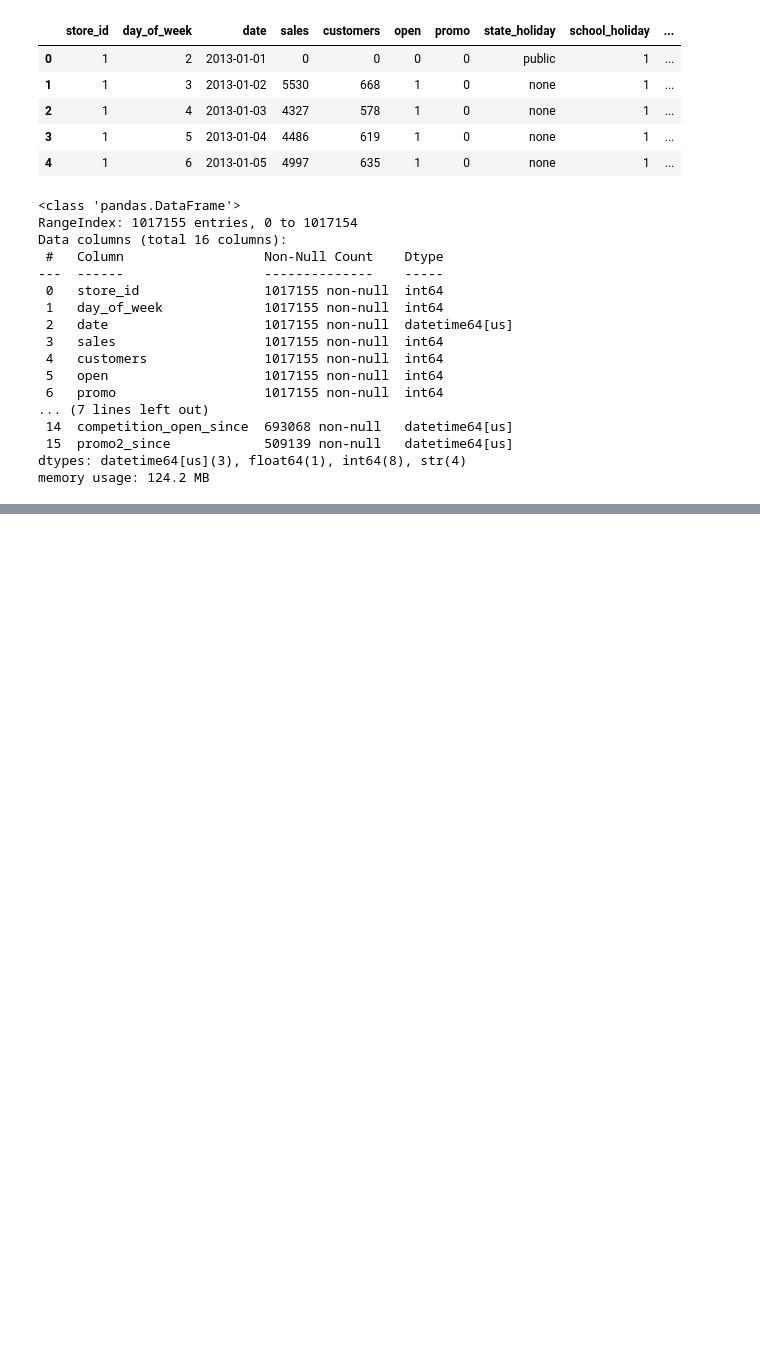
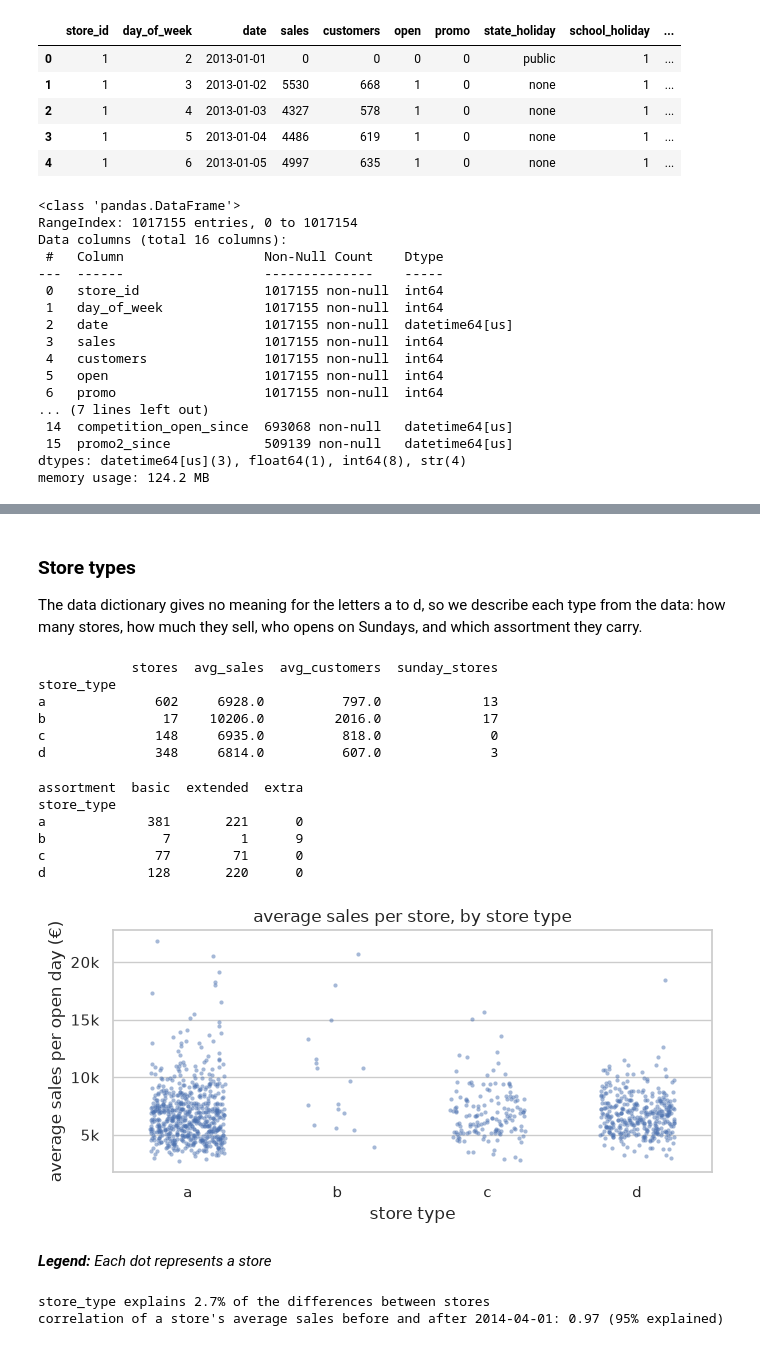
Before and after one commit to rimvelvet31/rossmann-retail-demand-forecasting, a Jupyter notebook: notebooks/notebook.ipynb, the cells around one changed output, grey strips where cells are left out. Cells and saved outputs as stored; diff of their text form; code cells hidden in the pictures; blank space fills up the shorter version.

```diff
--- a/notebooks/notebook.ipynb
+++ b/notebooks/notebook.ipynb
@@ -1065,0 +1264,61 @@ memory usage: 124.2 MB
+# %% [markdown]
+### Store types
+The data dictionary gives no meaning for the letters a to d, so we describe each type from the data: how many stores, how much they sell, who opens on Sundays, and which assortment they carry.
+# %%
+sunday_stores = open_days.loc[open_days["day_of_week"] == 7, "store_id"].unique()
+store_profile = stores.set_index("store_id")[["store_type", "assortment"]].assign(
+    avg_sales=open_days.groupby("store_id")["sales"].mean(),
+    opens_sunday=lambda s: s.index.isin(sunday_stores),
+)
+
+by_type = open_days.groupby("store_type")
+type_table = pd.DataFrame({
+    "stores": store_profile.groupby("store_type").size(),
+    "avg_sales": by_type["sales"].mean().round(0),
+    "avg_customers": by_type["customers"].mean().round(0),
+    "sunday_stores": store_profile.groupby("store_type")["opens_sunday"].sum(),
+})
+print(type_table)
+# %% [output]
+            stores  avg_sales  avg_customers  sunday_stores
+store_type
+a              602     6928.0          797.0             13
+b               17    10206.0         2016.0             17
+c              148     6935.0          818.0              0
+d              348     6814.0          607.0              3
+# %%
+print(pd.crosstab(store_profile["store_type"], store_profile["assortment"]))
+# %% [output]
+assortment  basic  extended  extra
+store_type
+a             381       221      0
+b               7         1      9
+c              77        71      0
+d             128       220      0
+# %%
+fig, ax = plt.subplots(figsize=(7, 3.5))
+sns.stripplot(data=store_profile, x="store_type", y="avg_sales", order=["a", "b", "c", "d"], size=3, alpha=0.5, jitter=0.25, ax=ax)
+ax.set_title("average sales per store, by store type")
+ax.set_xlabel("store type")
+ax.set_ylabel("average sales per open day (€)")
+ax.yaxis.set_major_formatter(lambda y, _: f"{y / 1000:.0f}k")
+plt.tight_layout()
+plt.show()
+# %% [output]
+[figure, added]
+# %% [markdown]
+***Legend:** Each dot represents a store*
+# %%
+group_mean = store_profile.groupby("store_type")["avg_sales"].transform("mean")
+spread_total = ((store_profile["avg_sales"] - store_profile["avg_sales"].mean()) ** 2).sum()
+spread_left = ((store_profile["avg_sales"] - group_mean) ** 2).sum()
+print(f"store_type explains {1 - spread_left / spread_total:.1%} of the differences between stores")
+
+split_date = pd.Timestamp("2014-04-01")
+before = open_days[open_days["date"] < split_date].groupby("store_id")["sales"].mean()
+after = open_days[open_days["date"] >= split_date].groupby("store_id")["sales"].mean()
+r = before.corr(after)
+print(f"correlation of a store's average sales before and after {split_date.date()}: {r:.2f} ({r ** 2:.0%} explained)")
+# %% [output]
+store_type explains 2.7% of the differences between stores
+correlation of a store's average sales before and after 2014-04-01: 0.97 (95% explained)
```
Also changed, not shown: parts of 45 cells of this notebook.
